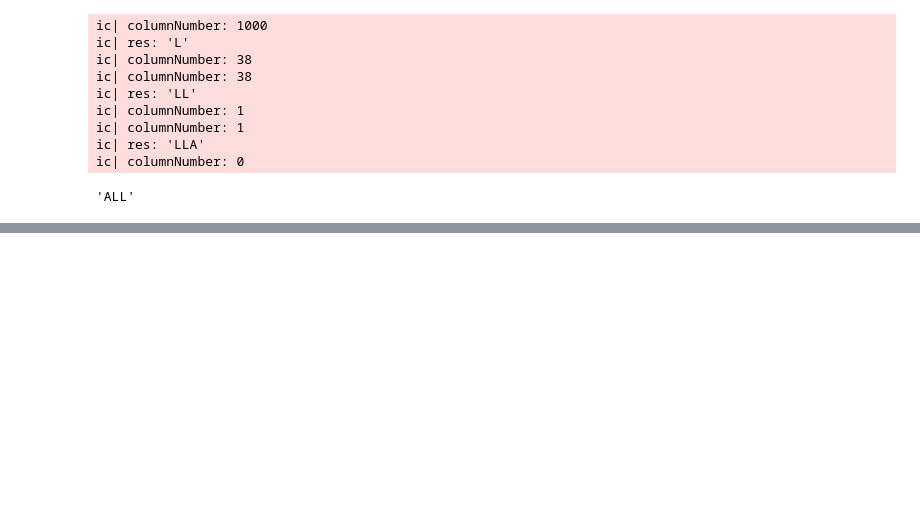
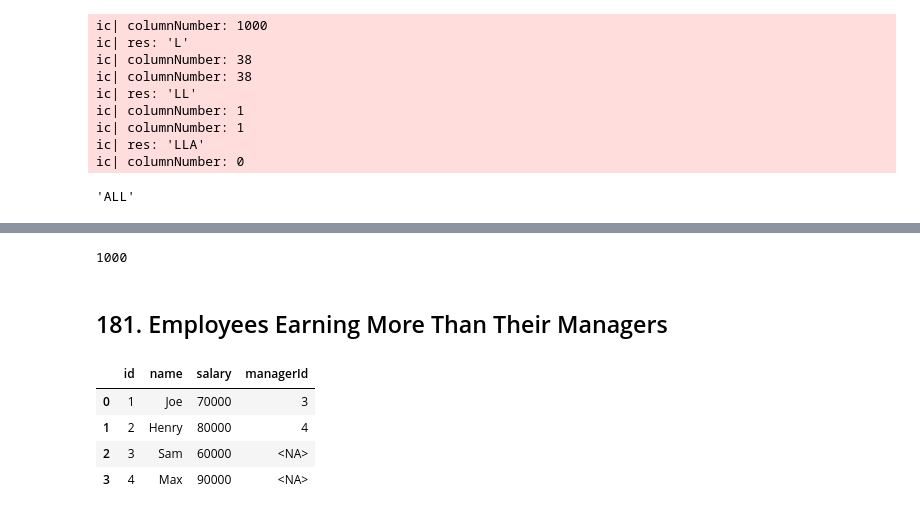
Before and after one commit to nihal-DS/Home_Practice, a Jupyter notebook: LeetCode_Prac.ipynb, the cells around one changed output, grey strips where cells are left out. Cells and saved outputs as stored; diff of their text form; code cells hidden in the pictures; blank space fills up the shorter version.

```diff
--- a/LeetCode_Prac.ipynb
+++ b/LeetCode_Prac.ipynb
@@ -648,0 +693,6 @@ ic| columnNumber: 0
+# %%
+title_to_num("ALL")
+# %% [output]
+1000
+# %% [markdown]
+## 181. Employees Earning More Than Their Managers
@@ -648,0 +702,8 @@ ic| columnNumber: 0
+# %%
+employee
+# %% [output]
+|  | id | name | salary | managerId |
+| 0 | 1 | Joe | 70000 | 3 |
+| 1 | 2 | Henry | 80000 | 4 |
+| 2 | 3 | Sam | 60000 | <NA> |
+| 3 | 4 | Max | 90000 | <NA> |
```
Also changed, not shown: parts of 36 cells of this notebook.
